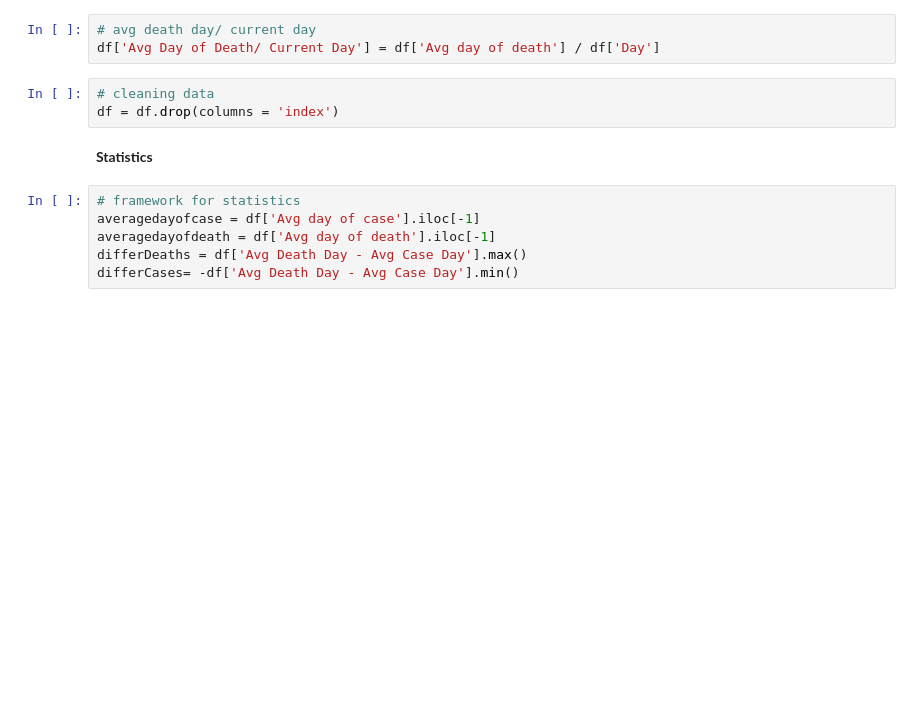
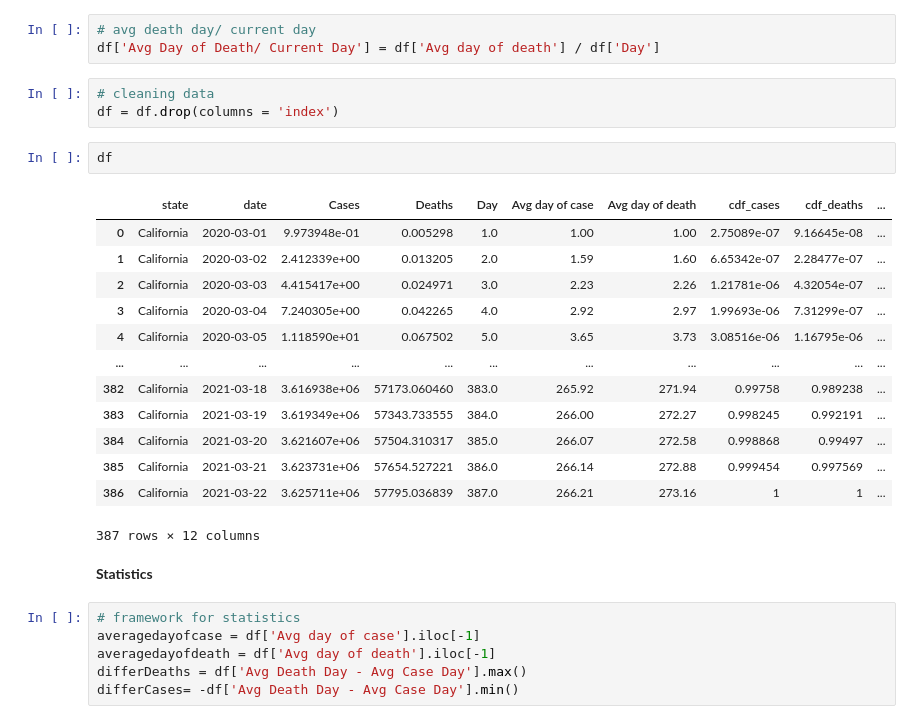
Before and after one commit to drewm8080/Analyzing-COVID-19-Data, a Jupyter notebook: Covidestim_Data.ipynb, the cells around one changed output. Drawn from its saved outputs; the diff is of its cells as text; blank space fills up the shorter version.

```diff
--- a/Covidestim_Data.ipynb
+++ b/Covidestim_Data.ipynb
@@ -108,6 +108,22 @@ df['Avg Day of Death/ Current Day'] = df['Avg day of death'] / df['Day']
 # %%
 # cleaning data
 df = df.drop(columns = 'index')
+# %%
+df
+# %% [output]
+|  | state | date | Cases | Deaths | Day | Avg day of case | Avg day of death | cdf_cases | cdf_deaths | ... |
+| 0 | California | 2020-03-01 | 9.973948e-01 | 0.005298 | 1.0 | 1.00 | 1.00 | 2.75089e-07 | 9.16645e-08 | ... |
+| 1 | California | 2020-03-02 | 2.412339e+00 | 0.013205 | 2.0 | 1.59 | 1.60 | 6.65342e-07 | 2.28477e-07 | ... |
+| 2 | California | 2020-03-03 | 4.415417e+00 | 0.024971 | 3.0 | 2.23 | 2.26 | 1.21781e-06 | 4.32054e-07 | ... |
+| 3 | California | 2020-03-04 | 7.240305e+00 | 0.042265 | 4.0 | 2.92 | 2.97 | 1.99693e-06 | 7.31299e-07 | ... |
+| 4 | California | 2020-03-05 | 1.118590e+01 | 0.067502 | 5.0 | 3.65 | 3.73 | 3.08516e-06 | 1.16795e-06 | ... |
+| ... | ... | ... | ... | ... | ... | ... | ... | ... | ... | ... |
+| 382 | California | 2021-03-18 | 3.616938e+06 | 57173.060460 | 383.0 | 265.92 | 271.94 | 0.99758 | 0.989238 | ... |
+| 383 | California | 2021-03-19 | 3.619349e+06 | 57343.733555 | 384.0 | 266.00 | 272.27 | 0.998245 | 0.992191 | ... |
+| 384 | California | 2021-03-20 | 3.621607e+06 | 57504.310317 | 385.0 | 266.07 | 272.58 | 0.998868 | 0.99497 | ... |
+| 385 | California | 2021-03-21 | 3.623731e+06 | 57654.527221 | 386.0 | 266.14 | 272.88 | 0.999454 | 0.997569 | ... |
+| 386 | California | 2021-03-22 | 3.625711e+06 | 57795.036839 | 387.0 | 266.21 | 273.16 | 1 | 1 | ... |
+387 rows × 12 columns
 # %% [markdown]
 **Statistics**
 # %%
```
Also changed, not shown: parts of 1 cell of this notebook.
